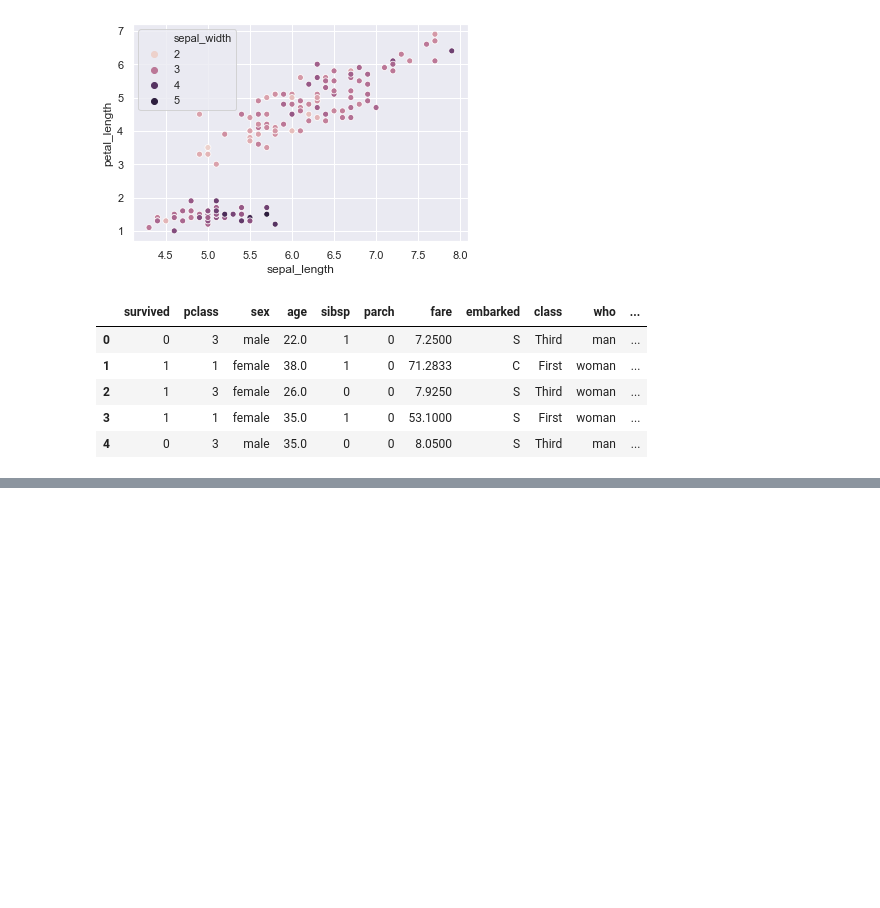
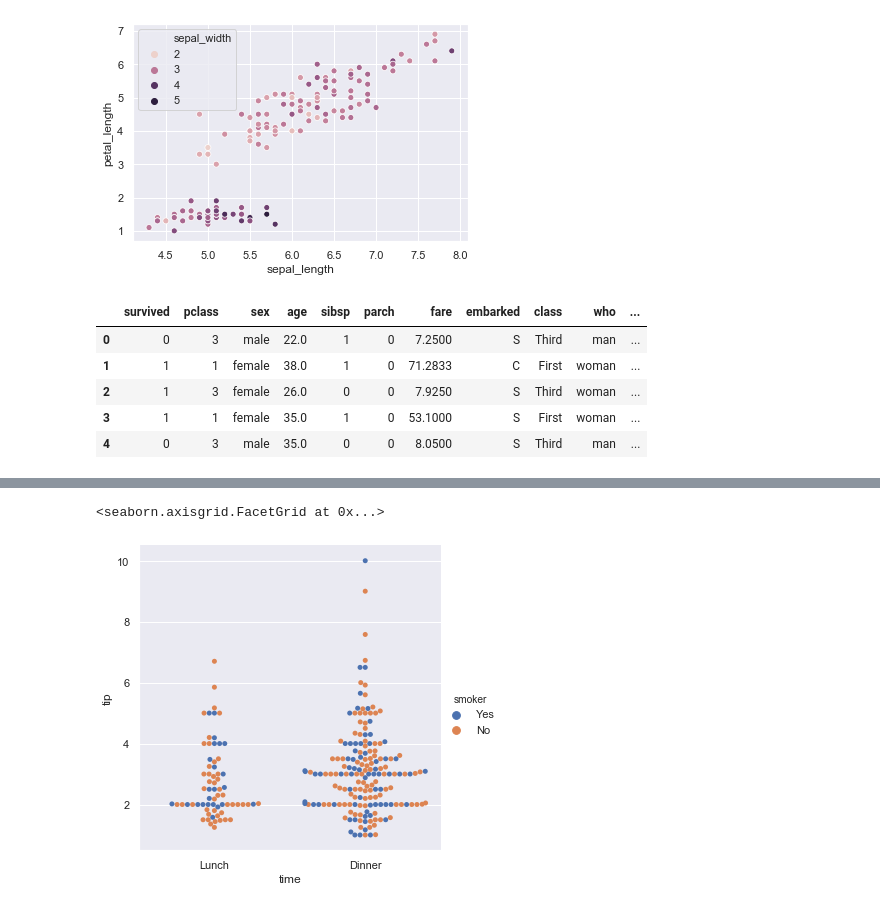
Before and after one commit to KrishnaDesai16/ML-DL, a Jupyter notebook: python/Visualization/seaborn.ipynb, the cells around one changed output, grey strips where cells are left out. Cells and saved outputs as stored; diff of their text form; code cells hidden in the pictures; blank space fills up the shorter version.

```diff
--- a/python/Visualization/seaborn.ipynb
+++ b/python/Visualization/seaborn.ipynb
@@ -171,0 +177,5 @@ titanic.head()
+# %%
+sb.catplot(x='time',y='tip',data=df,hue='smoker',kind='swarm')
+# %% [output]
+<seaborn.axisgrid.FacetGrid at 0x...>
+[figure, added]
```
Also changed, not shown: parts of 7 cells of this notebook.
